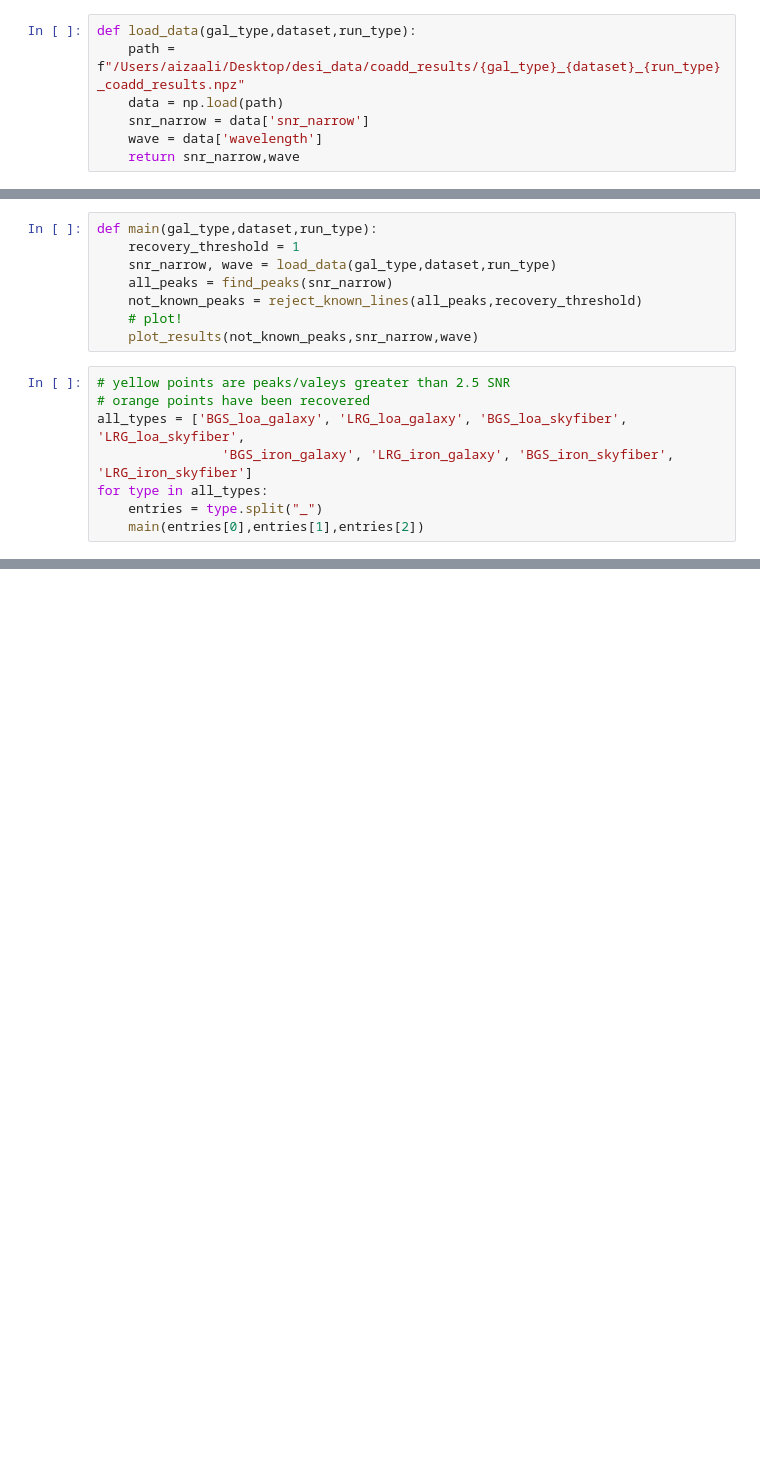
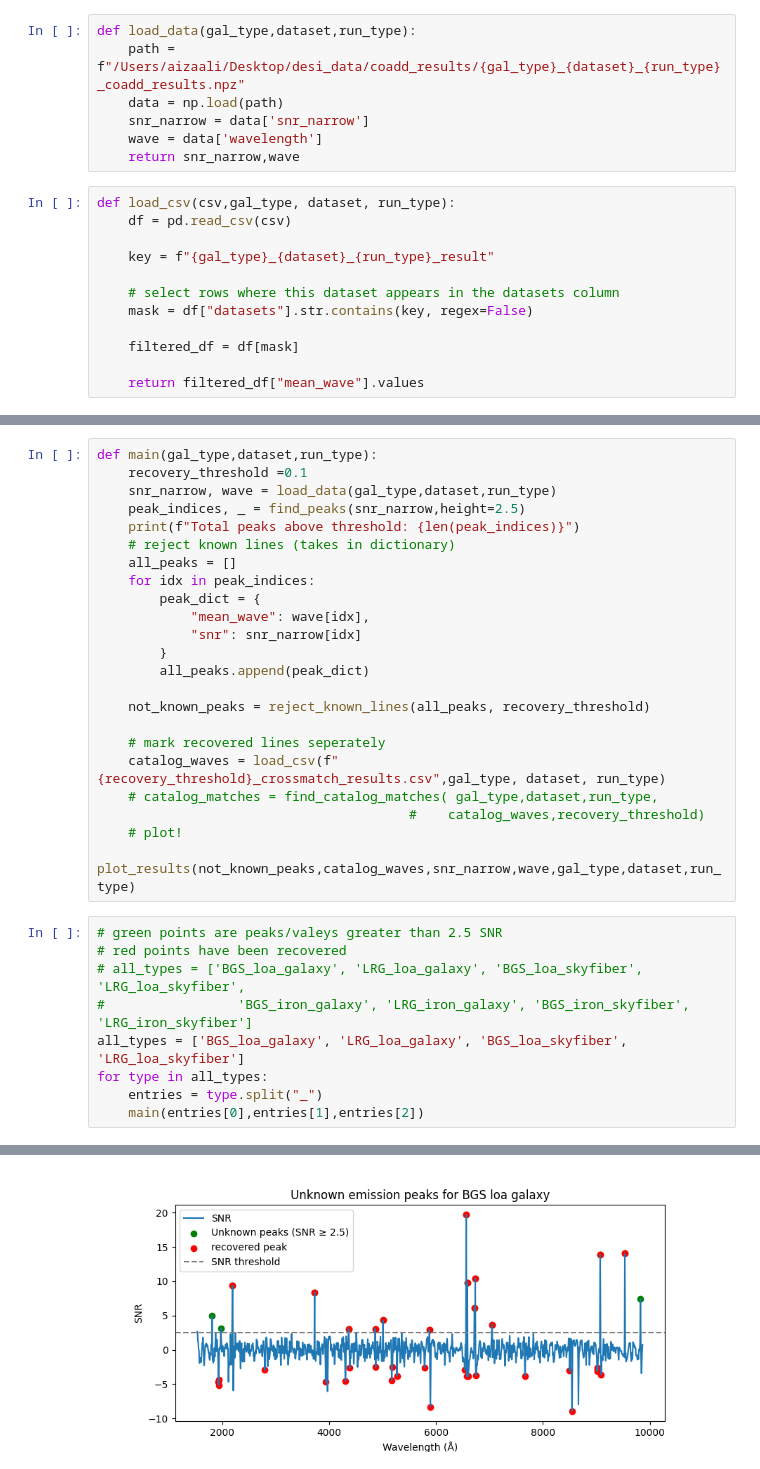
Before and after one commit to Aiza-Ali/DESI_project, a Jupyter notebook: SNR/snr_peaks.ipynb, the cells around one changed output, grey strips where cells are left out. Saved outputs shown, nothing was run; the diff lists cells and outputs as text; blank space fills up the shorter version.

Commit message:
snr peak graphs

```diff
--- a/SNR/snr_peaks.ipynb
+++ b/SNR/snr_peaks.ipynb
@@ -13,4 +14,16 @@ def load_data(gal_type,dataset,run_type):
     snr_narrow = data['snr_narrow']
     wave = data['wavelength']
     return snr_narrow,wave
+# %%
+def load_csv(csv,gal_type, dataset, run_type):
+    df = pd.read_csv(csv)
+
+    key = f"{gal_type}_{dataset}_{run_type}_result"
+
+    # select rows where this dataset appears in the datasets column
+    mask = df["datasets"].str.contains(key, regex=False)
+
+    filtered_df = df[mask]
+
+    return filtered_df["mean_wave"].values
 # %%
@@ -21,16 +57,32 @@ def plot_results(peaks,snr,wave):
 # %%
 def main(gal_type,dataset,run_type):
-    recovery_threshold = 1
+    recovery_threshold =0.1
     snr_narrow, wave = load_data(gal_type,dataset,run_type)
-    all_peaks = find_peaks(snr_narrow)
-    not_known_peaks = reject_known_lines(all_peaks,recovery_threshold)
+    peak_indices, _ = find_peaks(snr_narrow,height=2.5)
+    print(f"Total peaks above threshold: {len(peak_indices)}")
+    # reject known lines (takes in dictionary)
+    all_peaks = []
+    for idx in peak_indices:
+        peak_dict = {
+            "mean_wave": wave[idx],
+            "snr": snr_narrow[idx]
+        }
+        all_peaks.append(peak_dict)
+
+    not_known_peaks = reject_known_lines(all_peaks, recovery_threshold)
+
+    # mark recovered lines seperately
+    catalog_waves = load_csv(f"{recovery_threshold}_crossmatch_results.csv",gal_type, dataset, run_type)
+    # catalog_matches = find_catalog_matches( gal_type,dataset,run_type,
+                                        #    catalog_waves,recovery_threshold)
     # plot!
-    plot_results(not_known_peaks,snr_narrow,wave)
+    plot_results(not_known_peaks,catalog_waves,snr_narrow,wave,gal_type,dataset,run_type)
 # %%
-# yellow points are peaks/valeys greater than 2.5 SNR
-# orange points have been recovered
-all_types = ['BGS_loa_galaxy', 'LRG_loa_galaxy', 'BGS_loa_skyfiber', 'LRG_loa_skyfiber',
-                'BGS_iron_galaxy', 'LRG_iron_galaxy', 'BGS_iron_skyfiber', 'LRG_iron_skyfiber']
+# green points are peaks/valeys greater than 2.5 SNR
+# red points have been recovered
+# all_types = ['BGS_loa_galaxy', 'LRG_loa_galaxy', 'BGS_loa_skyfiber', 'LRG_loa_skyfiber',
+#                 'BGS_iron_galaxy', 'LRG_iron_galaxy', 'BGS_iron_skyfiber', 'LRG_iron_skyfiber']
+all_types = ['BGS_loa_galaxy', 'LRG_loa_galaxy', 'BGS_loa_skyfiber', 'LRG_loa_skyfiber']
 for type in all_types:
     entries = type.split("_")
     main(entries[0],entries[1],entries[2])
@@ -38,0 +91 @@ IndexError: only integers, slices (`:`), ellipsis (`...`), numpy.newaxis (`None`
+[figure, added]
```
Also changed, not shown: parts of 3 cells of this notebook, 5 other files.
